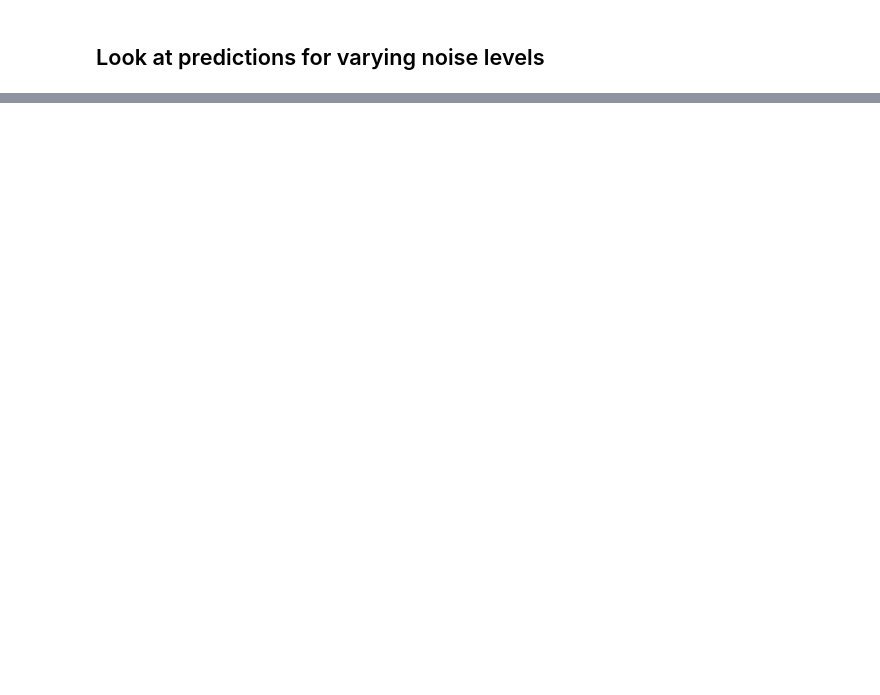
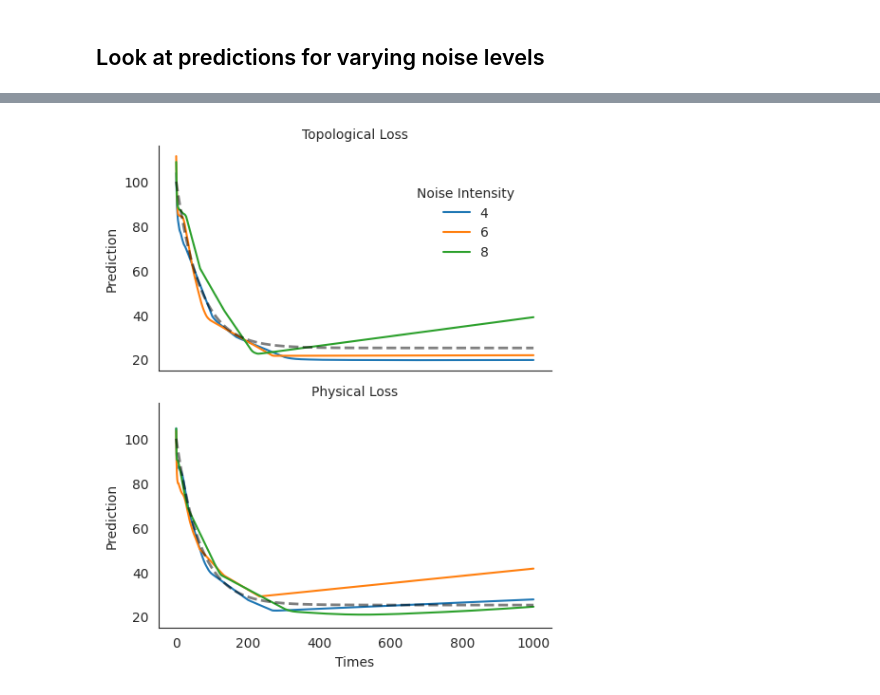
Before and after one commit to ckovacs2/TIPINN, a Jupyter notebook: prediction.ipynb, the cells around one changed output, grey strips where cells are left out. Cells and saved outputs as stored; diff of their text form; code cells hidden in the pictures; blank space fills up the shorter version.

Commit message:
prediction for noise changes

```diff
--- a/prediction.ipynb
+++ b/prediction.ipynb
@@ -216,0 +107,14 @@ plt.show()
+# %%
+pred_frames = []
+for noise in noise_records:
+    frame = pd.DataFrame(
+        {
+            "Prediction": noise['prediction'].numpy().flatten(),
+            "Times": noise['times'].flatten()
+        }
+    )
+    frame['Loss'] = 'Physical' if noise['phys_loss'] else 'Topological'
+    frame['Noise Intensity'] = noise['noise_intensity']
+    pred_frames.append(frame)
+pred_frame = pd.concat(pred_frames, axis = 0, ignore_index=True)
+pred_frame.head()
@@ -216,0 +128,24 @@ plt.show()
+# %%
+sns.set_style(style = "white")
+sns.color_palette()
+g = sns.relplot(
+    pred_frame,
+    x = "Times",
+    y = "Prediction",
+    hue='Noise Intensity',
+    row = 'Loss',
+    aspect=1.3,
+    height=3,
+    kind = 'line',
+    palette="tab10",
+)
+g.set_titles("{row_name} Loss")
+for ax in g.axes.tolist():
+    ax[0].plot(noise_class.true_times, noise_class.true_temps, lw = 2, linestyle = '--', color = 'black', alpha = 0.5)
+leg = g._legend
+plt.tight_layout()
+leg.set_bbox_to_anchor([0.9,0.8])
+plt.savefig("/workspaces/TIPINN/imgs/intensity_prediction.svg", transparent = True)
+plt.show()
+# %% [output]
+[figure, added]
```
Also changed, not shown: parts of 11 cells of this notebook, 5 other files.
